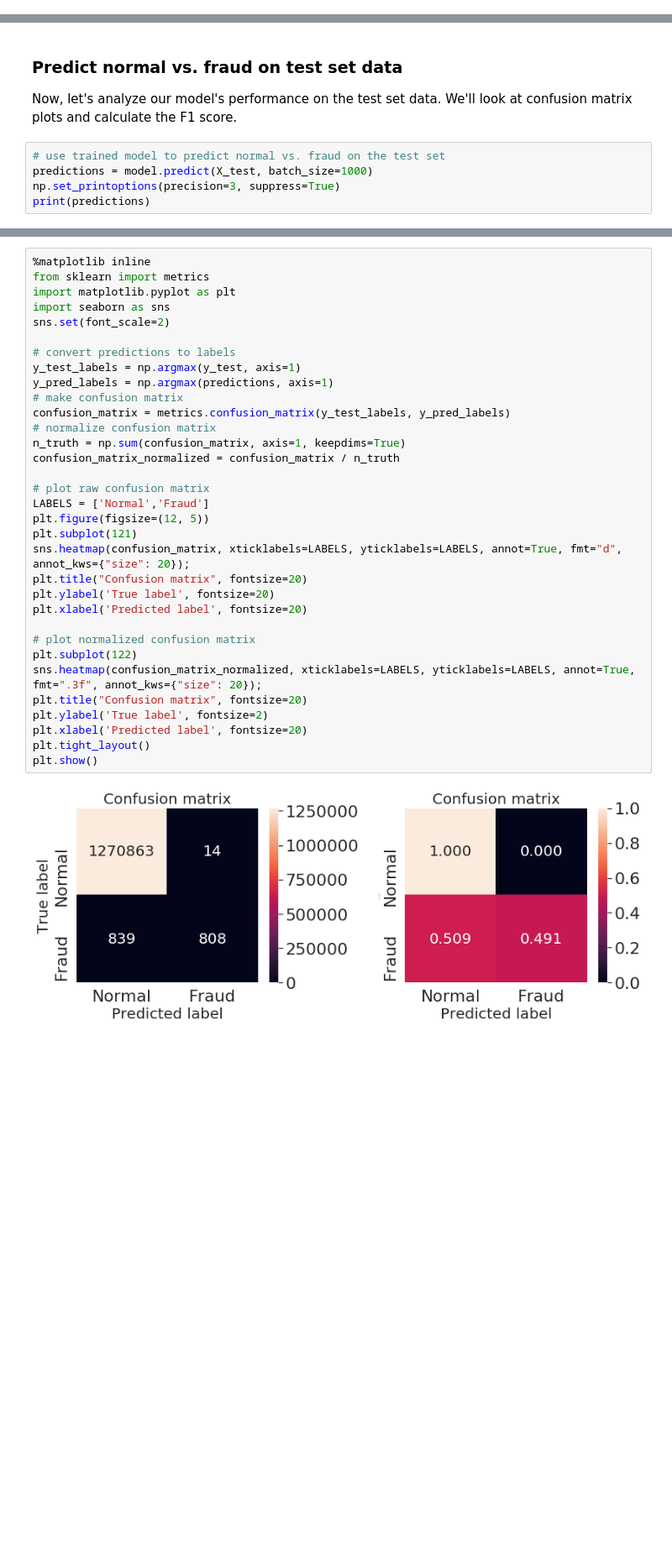
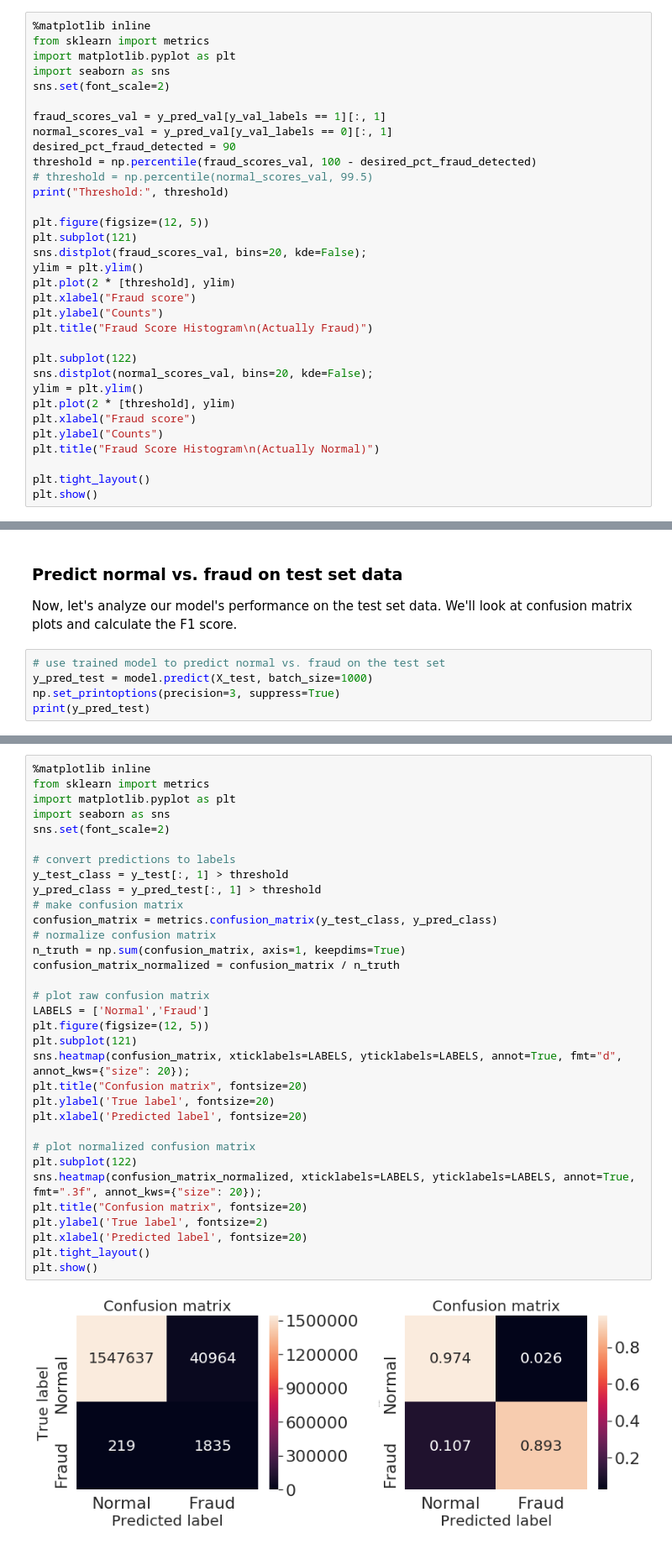
Before and after one commit to sheromon/Focal_Loss_Keras, a Jupyter notebook: src/keras_focal_loss.ipynb, the cells around one changed output, grey strips where cells are left out. Shown at 84% size. Cells and saved outputs as stored; diff of their text form; blank space fills up the shorter version.

Commit message:
Split data into train, val, and test splits and use val set to select classification threshold.

```diff
--- a/src/keras_focal_loss.ipynb
+++ b/src/keras_focal_loss.ipynb
@@ -143,0 +136,33 @@ score
+# %%
+%matplotlib inline
+from sklearn import metrics
+import matplotlib.pyplot as plt
+import seaborn as sns
+sns.set(font_scale=2)
+
+fraud_scores_val = y_pred_val[y_val_labels == 1][:, 1]
+normal_scores_val = y_pred_val[y_val_labels == 0][:, 1]
+desired_pct_fraud_detected = 90
+threshold = np.percentile(fraud_scores_val, 100 - desired_pct_fraud_detected)
+# threshold = np.percentile(normal_scores_val, 99.5)
+print("Threshold:", threshold)
+
+plt.figure(figsize=(12, 5))
+plt.subplot(121)
+sns.distplot(fraud_scores_val, bins=20, kde=False);
+ylim = plt.ylim()
+plt.plot(2 * [threshold], ylim)
+plt.xlabel("Fraud score")
+plt.ylabel("Counts")
+plt.title("Fraud Score Histogram\n(Actually Fraud)")
+
+plt.subplot(122)
+sns.distplot(normal_scores_val, bins=20, kde=False);
+ylim = plt.ylim()
+plt.plot(2 * [threshold], ylim)
+plt.xlabel("Fraud score")
+plt.ylabel("Counts")
+plt.title("Fraud Score Histogram\n(Actually Normal)")
+
+plt.tight_layout()
+plt.show()
@@ -146,7 +174,7 @@ score
 Now, let's analyze our model's performance on the test set data. We'll look at confusion matrix plots and calculate the F1 score.
 # %%
 # use trained model to predict normal vs. fraud on the test set
-predictions = model.predict(X_test, batch_size=1000)
+y_pred_test = model.predict(X_test, batch_size=1000)
 np.set_printoptions(precision=3, suppress=True)
-print(predictions)
+print(y_pred_test)
 # %% [output]
@@ -161,36 +189,36 @@ print(predictions)
 %matplotlib inline
 from sklearn import metrics
 import matplotlib.pyplot as plt
 import seaborn as sns
 sns.set(font_scale=2)
 
 # convert predictions to labels
-y_test_labels = np.argmax(y_test, axis=1)
-y_pred_labels = np.argmax(predictions, axis=1)
+y_test_class = y_test[:, 1] > threshold
+y_pred_class = y_pred_test[:, 1] > threshold
 # make confusion matrix
-confusion_matrix = metrics.confusion_matrix(y_test_labels, y_pred_labels)
+confusion_matrix = metrics.confusion_matrix(y_test_class, y_pred_class)
 # normalize confusion matrix
 n_truth = np.sum(confusion_matrix, axis=1, keepdims=True)
 confusion_matrix_normalized = confusion_matrix / n_truth
 
 # plot raw confusion matrix
 LABELS = ['Normal','Fraud']
 plt.figure(figsize=(12, 5))
 plt.subplot(121)
 sns.heatmap(confusion_matrix, xticklabels=LABELS, yticklabels=LABELS, annot=True, fmt="d", annot_kws={"size": 20});
 plt.title("Confusion matrix", fontsize=20)
 plt.ylabel('True label', fontsize=20)
 plt.xlabel('Predicted label', fontsize=20)
 
 # plot normalized confusion matrix
 plt.subplot(122)
 sns.heatmap(confusion_matrix_normalized, xticklabels=LABELS, yticklabels=LABELS, annot=True, fmt=".3f", annot_kws={"size": 20});
 plt.title("Confusion matrix", fontsize=20)
 plt.ylabel('True label', fontsize=2)
 plt.xlabel('Predicted label', fontsize=20)
 plt.tight_layout()
 plt.show()
 # %% [output]
-[figure, old version]
+[figure, new version]
 # %%
 plt.figure()
```
Also changed, not shown: parts of 13 cells of this notebook, 1 other file.
